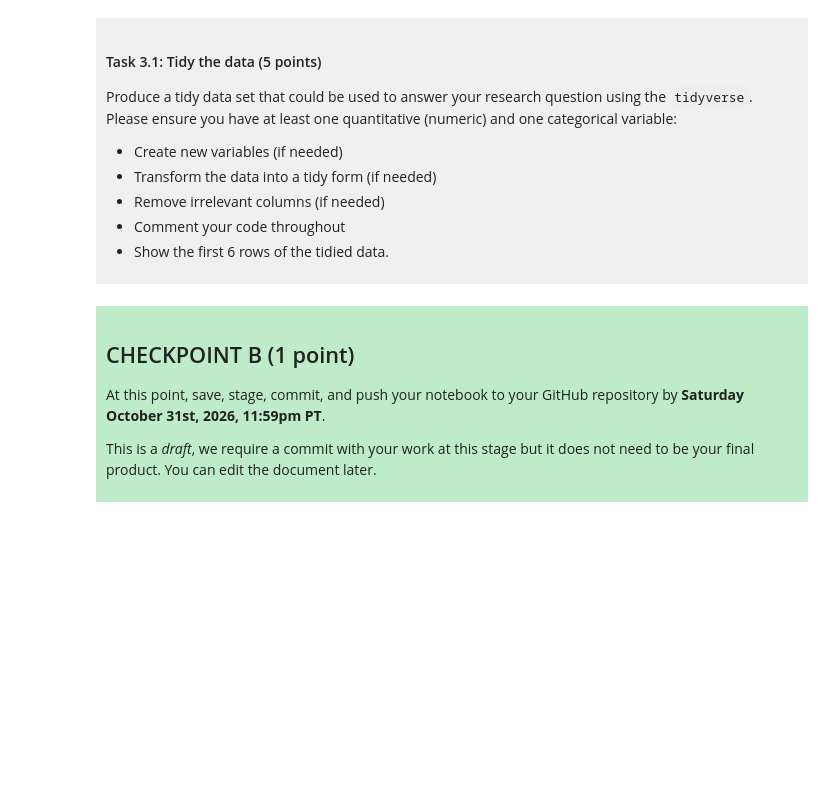
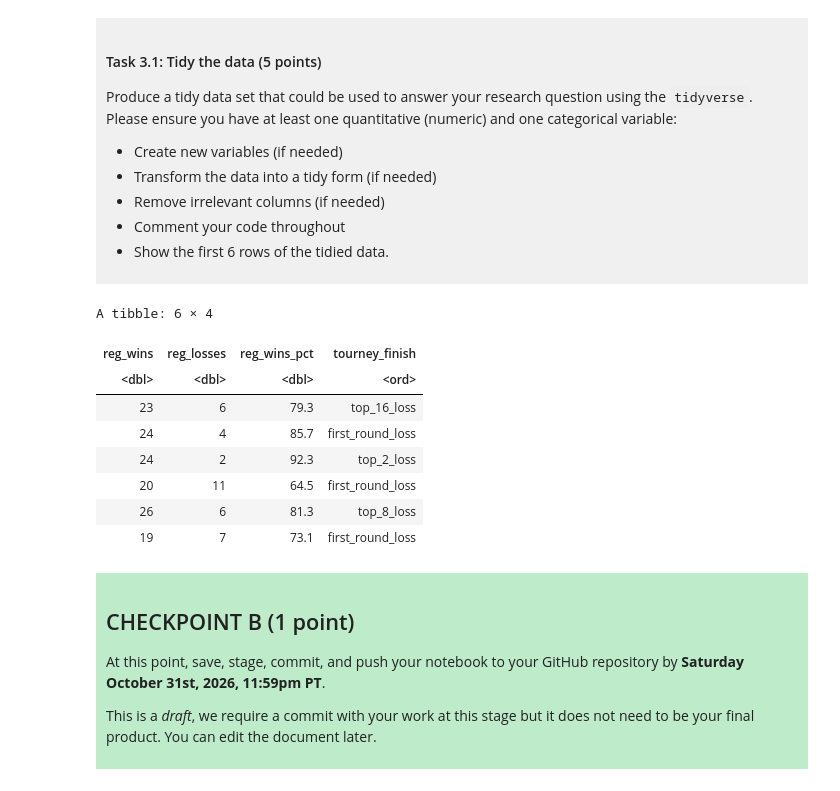
Before and after one commit to sumayb/dsci-100-project-sumay-baidya, a Jupyter notebook: dsci-100-project-notebook.ipynb, the cells around one changed output. Cells and saved outputs as stored; diff of their text form; code cells hidden in the pictures; blank space fills up the shorter version.

```diff
--- a/dsci-100-project-notebook.ipynb
+++ b/dsci-100-project-notebook.ipynb
@@ -189,7 +209,32 @@ Produce a tidy data set that could be used to answer your research question usin
 
 </div>
 # %%
-### EDIT THIS CODE CELL ###
+tidy_march_madness <- womens_march_madness |>
+select(reg_wins, reg_losses, reg_wins_pct, tourney_finish) |>
+drop_na() |>
+mutate(tourney_finish = factor(
+      tourney_finish,
+      levels = c(
+        "opening_round_loss",
+        "first_round_loss",
+        "second_round_loss",
+        "top_16_loss",
+        "top_8_loss",
+        "top_4_loss",
+        "top_2_loss",
+        "champ"),
+      ordered = TRUE))
+head(tidy_march_madness)
+# %% [output]
+A tibble: 6 × 4
+| reg_wins | reg_losses | reg_wins_pct | tourney_finish |
+| <dbl> | <dbl> | <dbl> | <ord> |
+| 23 | 6 | 79.3 | top_16_loss |
+| 24 | 4 | 85.7 | first_round_loss |
+| 24 | 2 | 92.3 | top_2_loss |
+| 20 | 11 | 64.5 | first_round_loss |
+| 26 | 6 | 81.3 | top_8_loss |
+| 19 | 7 | 73.1 | first_round_loss |
 # %% [markdown]
 <div style="background-color: #beebca; padding: 10px;">
 
```
Also changed, not shown: parts of 3 cells of this notebook.
